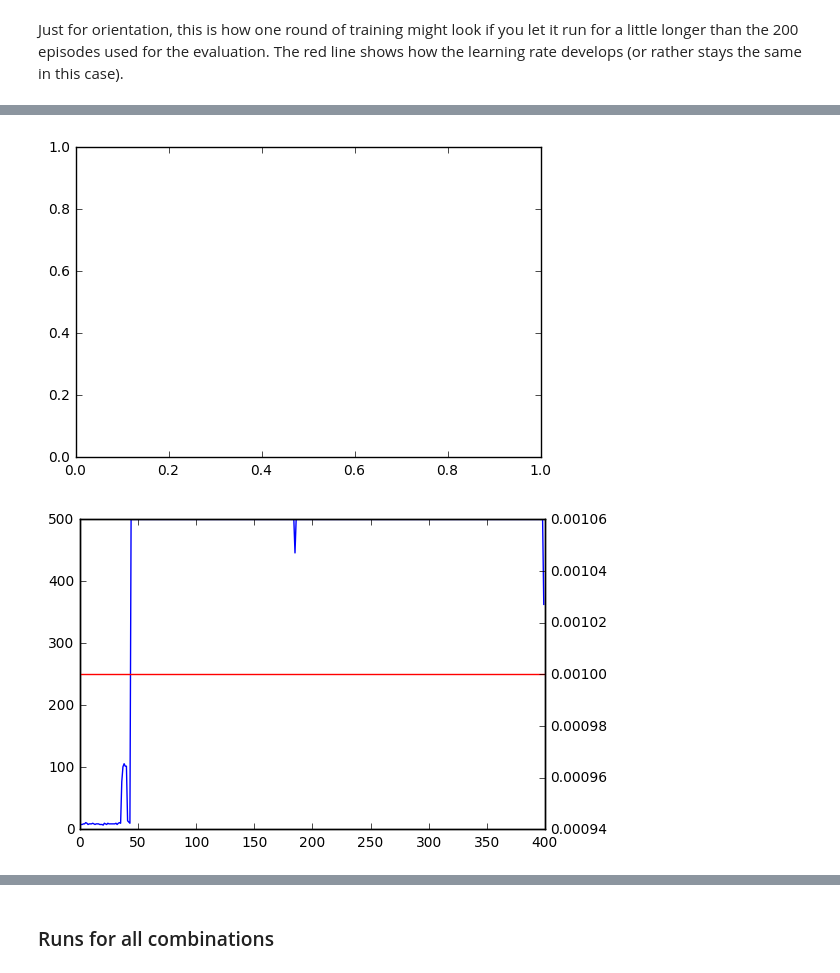
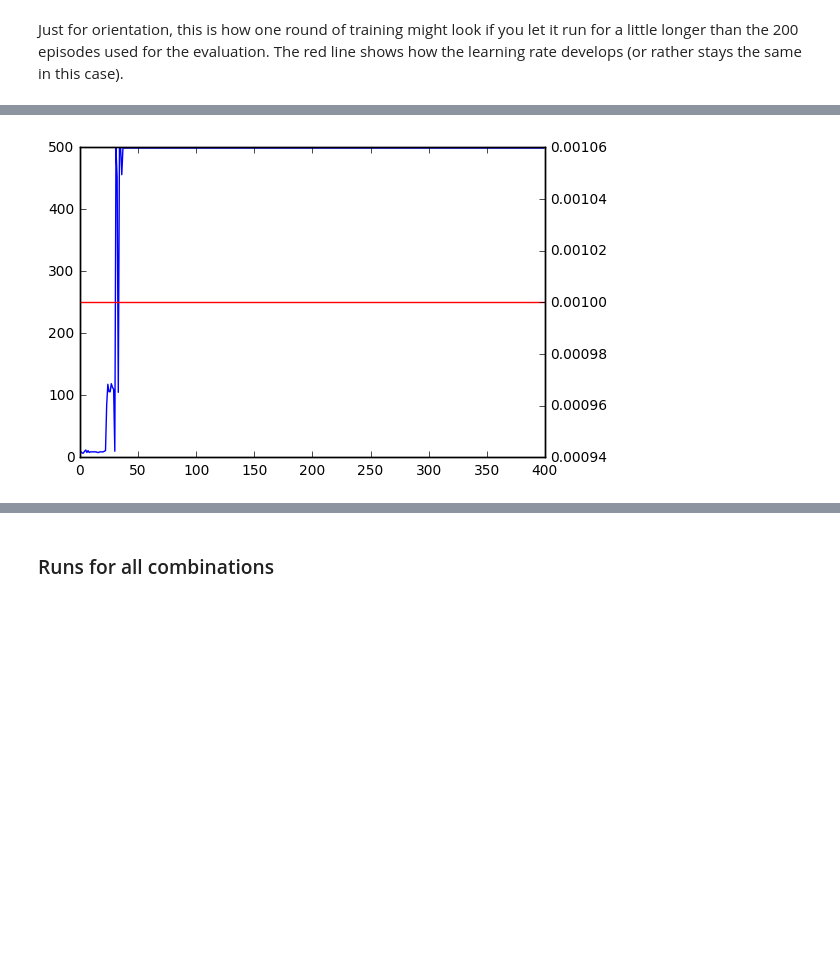
Before and after one commit to rmoehn/cartpole, a Jupyter notebook: notebooks/OffSwitchCartPole.ipynb, the cells around one changed output, grey strips where cells are left out. Saved outputs shown, nothing was run; the diff lists cells and outputs as text; code cells hidden in the pictures; blank space fills up the shorter version.

```diff
--- a/notebooks/OffSwitchCartPole.ipynb
+++ b/notebooks/OffSwitchCartPole.ipynb
@@ -117,7 +123,8 @@ Just for orientation, this is how one round of training might look if you let it
 env         = make_OffSwitchCartpole()
 fexperience = make_interruptable_experience(env)
 fexperience, steps_per_episode, alpha_per_episode \
-    = driver.train(env, linfa, fexperience, n_episodes=400, max_steps=500, is_render=False)
+    = driver.train(env, linfa, fexperience, n_episodes=400, max_steps=500, is_render=False,
+                  is_continuing_env=True)
 # Credits: http://matplotlib.org/examples/api/two_scales.html
 fig, ax1 = pyplot.subplots()
 ax1.plot(steps_per_episode, color='b')
@@ -129,5 +136,4 @@ pyplot.show()
-[figure, old version]
+[figure, new version]
-[figure, removed]
 # %%
 Q_s0_nospice = fourier_fa_int.make_sym_Q_s0(state_ranges, order)
 # %%
```
Also changed, not shown: parts of 15 cells of this notebook.
